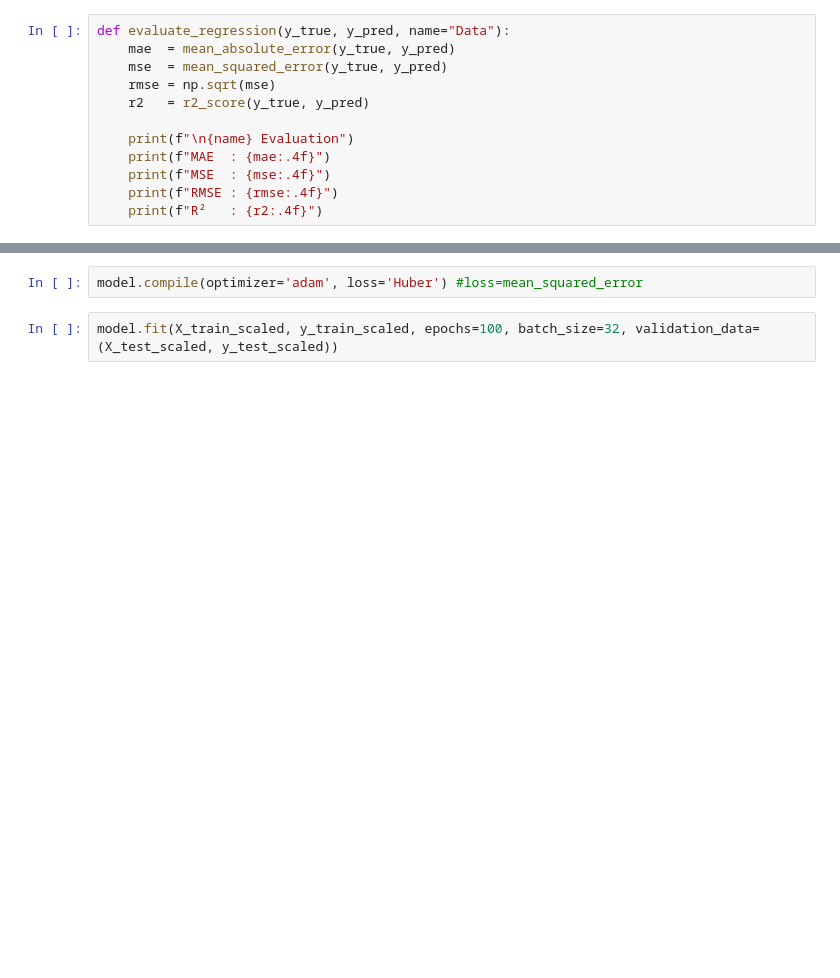
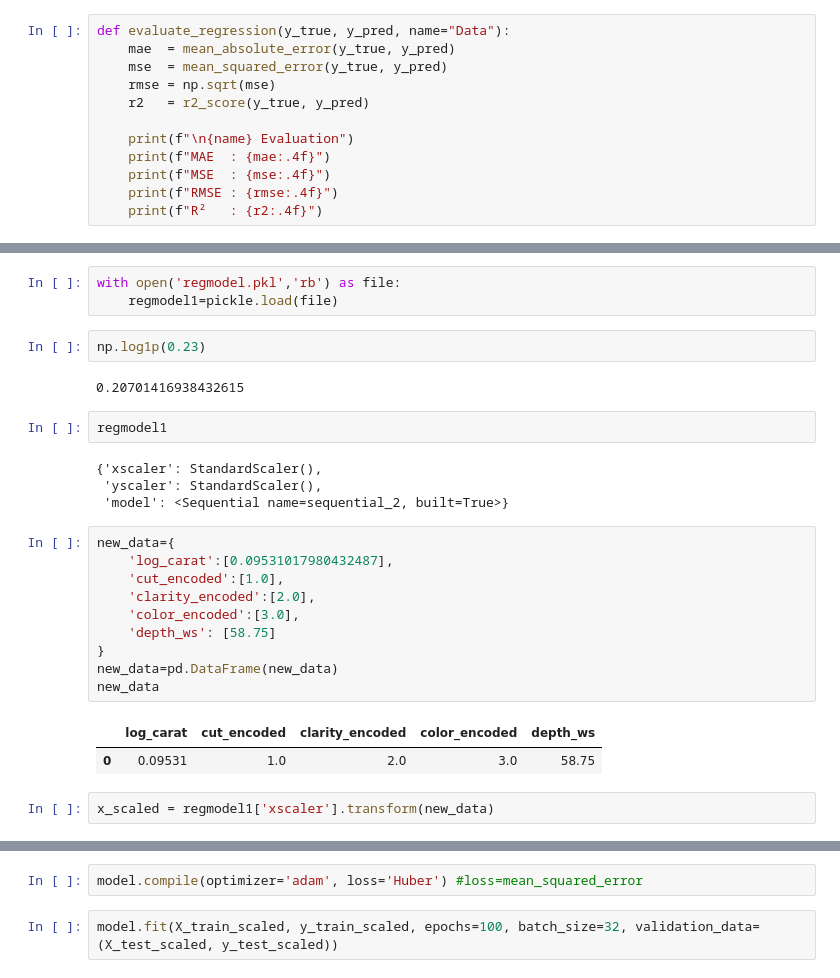
Before and after one commit to kevinxaviour/Diamond_Dynamics, a Jupyter notebook: Reg_model_training.ipynb, the cells around one changed output, grey strips where cells are left out. Saved outputs shown, nothing was run; the diff lists cells and outputs as text; blank space fills up the shorter version.

```diff
--- a/Reg_model_training.ipynb
+++ b/Reg_model_training.ipynb
@@ -507,0 +526,28 @@ R²   : 0.9809
+# %%
+with open('regmodel.pkl','rb') as file:
+    regmodel1=pickle.load(file)
+# %%
+np.log1p(0.23)
+# %% [output]
+0.20701416938432615
+# %%
+regmodel1
+# %% [output]
+{'xscaler': StandardScaler(),
+ 'yscaler': StandardScaler(),
+ 'model': <Sequential name=sequential_2, built=True>}
+# %%
+new_data={
+    'log_carat':[0.09531017980432487],
+    'cut_encoded':[1.0],
+    'clarity_encoded':[2.0],
+    'color_encoded':[3.0],
+    'depth_ws': [58.75]
+}
+new_data=pd.DataFrame(new_data)
+new_data
+# %% [output]
+|  | log_carat | cut_encoded | clarity_encoded | color_encoded | depth_ws |
+| 0 | 0.09531 | 1.0 | 2.0 | 3.0 | 58.75 |
+# %%
+x_scaled = regmodel1['xscaler'].transform(new_data)
```
Also changed, not shown: parts of 21 cells of this notebook.
